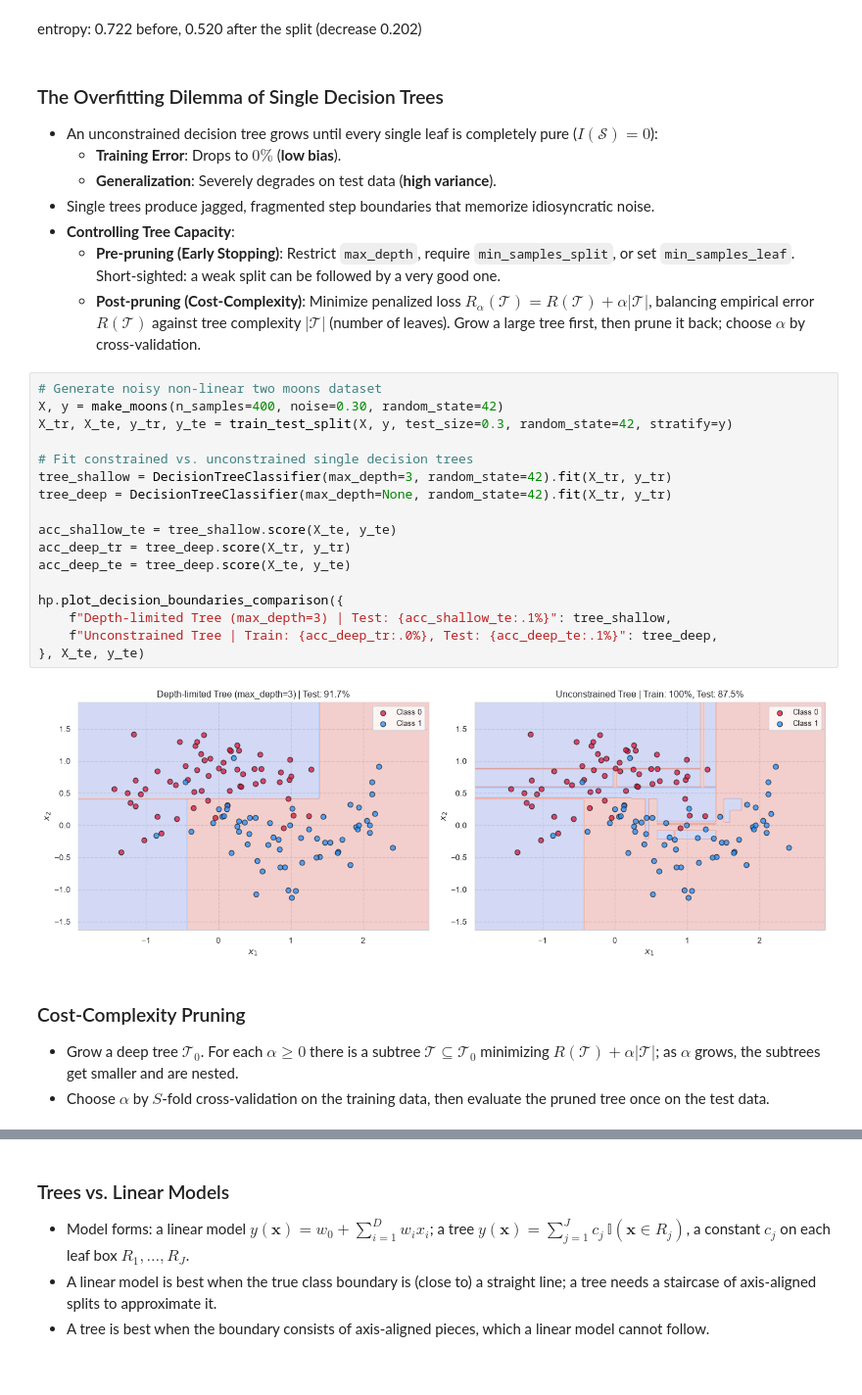
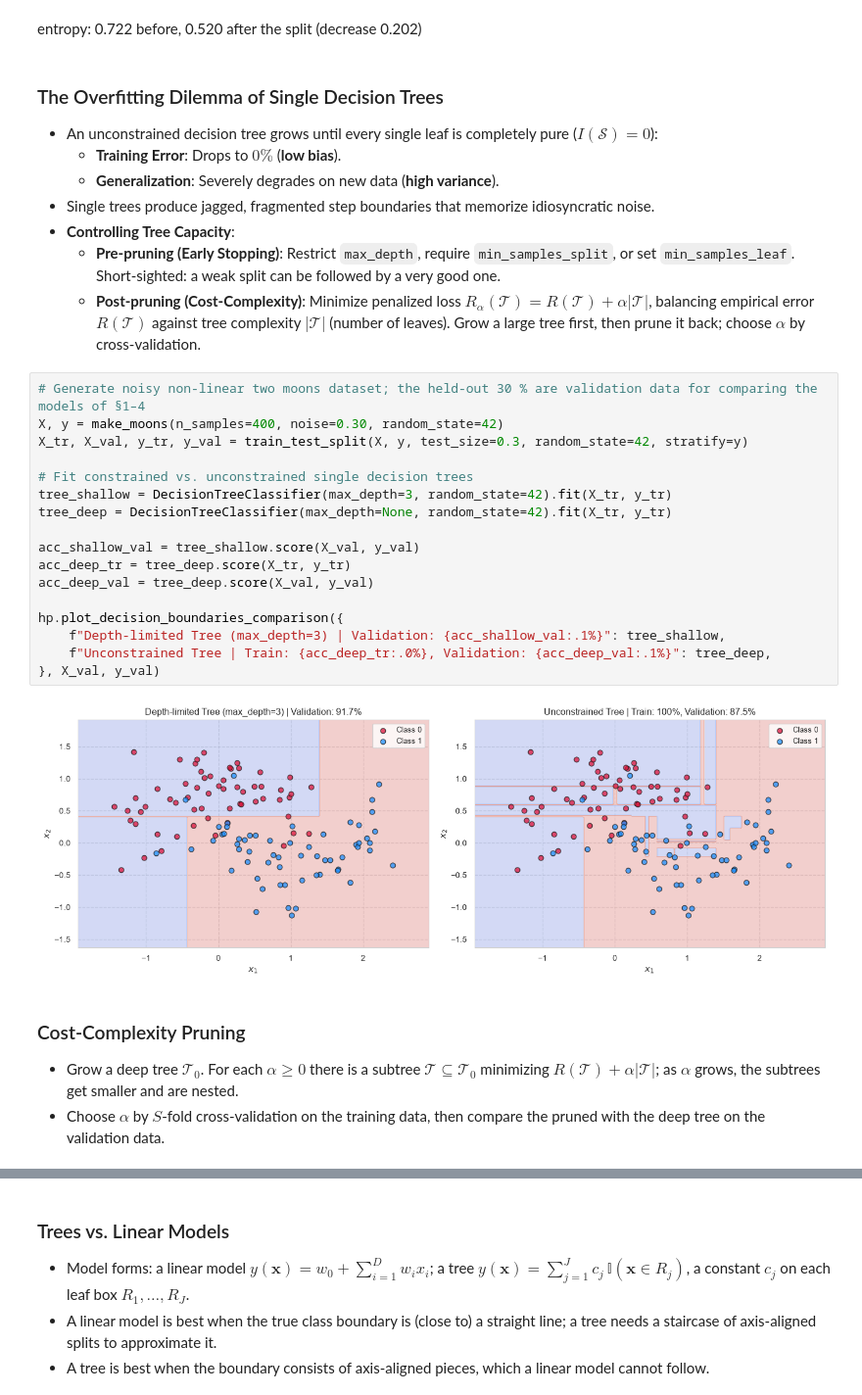
Before and after one commit to konstantin-schekotihin/dl_course, a Jupyter notebook: AI-ML/05_ensembles.ipynb, the cells around one changed output, grey strips where cells are left out. Shown at 98% size. Drawn from its saved outputs; the diff is of its cells as text; blank space fills up the shorter version.

```diff
--- a/AI-ML/05_ensembles.ipynb
+++ b/AI-ML/05_ensembles.ipynb
@@ -109,35 +109,35 @@ entropy: 0.722 before, 0.520 after the split (decrease 0.202)
 
 - An unconstrained decision tree grows until every single leaf is completely pure ($I(\mathcal{S}) = 0$):
   - **Training Error**: Drops to $0\%$ (**low bias**).
-  - **Generalization**: Severely degrades on test data (**high variance**).
+  - **Generalization**: Severely degrades on new data (**high variance**).
 - Single trees produce jagged, fragmented step boundaries that memorize idiosyncratic noise.
 - **Controlling Tree Capacity**:
   - **Pre-pruning (Early Stopping)**: Restrict `max_depth`, require `min_samples_split`, or set `min_samples_leaf`. Short-sighted: a weak split can be followed by a very good one.
   - **Post-pruning (Cost-Complexity)**: Minimize penalized loss $R_\alpha(\mathcal{T}) = R(\mathcal{T}) + \alpha |\mathcal{T}|$, balancing empirical error $R(\mathcal{T})$ against tree complexity $|\mathcal{T}|$ (number of leaves). Grow a large tree first, then prune it back; choose $\alpha$ by cross-validation.
 # %%
-# Generate noisy non-linear two moons dataset
+# Generate noisy non-linear two moons dataset; the held-out 30 % are validation data for comparing the models of §1–4
 X, y = make_moons(n_samples=400, noise=0.30, random_state=42)
-X_tr, X_te, y_tr, y_te = train_test_split(X, y, test_size=0.3, random_state=42, stratify=y)
+X_tr, X_val, y_tr, y_val = train_test_split(X, y, test_size=0.3, random_state=42, stratify=y)
 
 # Fit constrained vs. unconstrained single decision trees
 tree_shallow = DecisionTreeClassifier(max_depth=3, random_state=42).fit(X_tr, y_tr)
 tree_deep = DecisionTreeClassifier(max_depth=None, random_state=42).fit(X_tr, y_tr)
 
-acc_shallow_te = tree_shallow.score(X_te, y_te)
+acc_shallow_val = tree_shallow.score(X_val, y_val)
 acc_deep_tr = tree_deep.score(X_tr, y_tr)
-acc_deep_te = tree_deep.score(X_te, y_te)
+acc_deep_val = tree_deep.score(X_val, y_val)
 
 hp.plot_decision_boundaries_comparison({
-    f"Depth-limited Tree (max_depth=3) | Test: {acc_shallow_te:.1%}": tree_shallow,
-    f"Unconstrained Tree | Train: {acc_deep_tr:.0%}, Test: {acc_deep_te:.1%}": tree_deep,
-}, X_te, y_te)
+    f"Depth-limited Tree (max_depth=3) | Validation: {acc_shallow_val:.1%}": tree_shallow,
+    f"Unconstrained Tree | Train: {acc_deep_tr:.0%}, Validation: {acc_deep_val:.1%}": tree_deep,
+}, X_val, y_val)
 # %% [output]
-[figure, old version]
+[figure, new version]
 # %% [markdown]
 ### Cost-Complexity Pruning
 
 - Grow a deep tree $\mathcal{T}_0$. For each $\alpha \ge 0$ there is a subtree $\mathcal{T} \subseteq \mathcal{T}_0$ minimizing $R(\mathcal{T}) + \alpha |\mathcal{T}|$; as $\alpha$ grows, the subtrees get smaller and are nested.
-- Choose $\alpha$ by $S$-fold cross-validation on the training data, then evaluate the pruned tree once on the test data.
+- Choose $\alpha$ by $S$-fold cross-validation on the training data, then compare the pruned with the deep tree on the validation data.
 # %%
 pruning_path = tree_deep.cost_complexity_pruning_path(X_tr, y_tr)       # the alphas at which the subtree changes
 pruning_search = GridSearchCV(DecisionTreeClassifier(random_state=42), {"ccp_alpha": pruning_path.ccp_alphas[:-1]},
```
Also changed, not shown: parts of 15 cells of this notebook, 9 other files.
